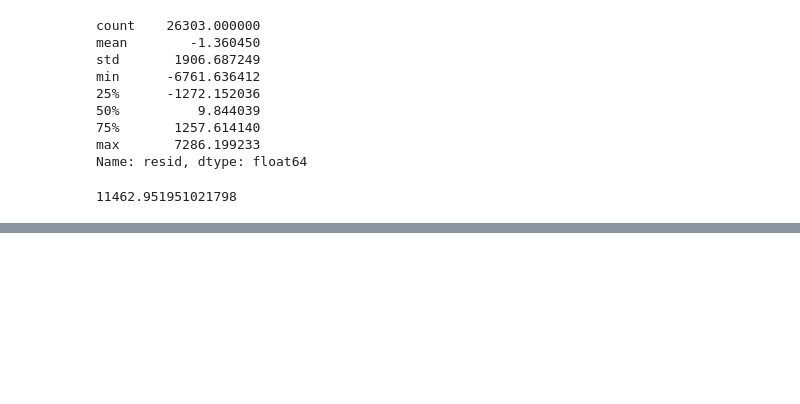
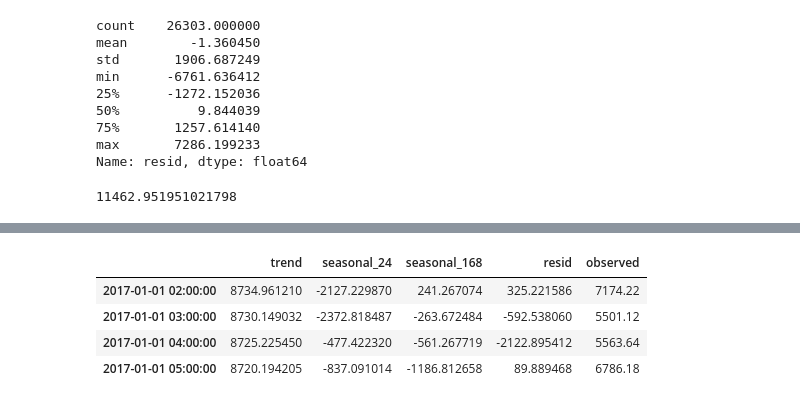
Before and after one commit to JacksonCorley/water_well_pump_optimization, a Jupyter notebook: demand.ipynb, the cells around one changed output, grey strips where cells are left out. Drawn from its saved outputs; the diff is of its cells as text; code cells hidden in the pictures; blank space fills up the shorter version.

```diff
--- a/demand.ipynb
+++ b/demand.ipynb
@@ -216,0 +219,11 @@ north.seasonal.iloc[:336,:]['seasonal_168'].plot()
+# %%
+south_hat = pd.concat([south.trend, south.seasonal, south.resid, south.observed], axis=1)
+# %%
+# slice on date range
+south_hat.loc['2017-01-01 02:00:00':'2017-01-01 05:00:00']
+# %% [output]
+|  | trend | seasonal_24 | seasonal_168 | resid | observed |
+| 2017-01-01 02:00:00 | 8734.961210 | -2127.229870 | 241.267074 | 325.221586 | 7174.22 |
+| 2017-01-01 03:00:00 | 8730.149032 | -2372.818487 | -263.672484 | -592.538060 | 5501.12 |
+| 2017-01-01 04:00:00 | 8725.225450 | -477.422320 | -561.267719 | -2122.895412 | 5563.64 |
+| 2017-01-01 05:00:00 | 8720.194205 | -837.091014 | -1186.812658 | 89.889468 | 6786.18 |
```
Also changed, not shown: parts of 10 cells of this notebook, 4 other files.
